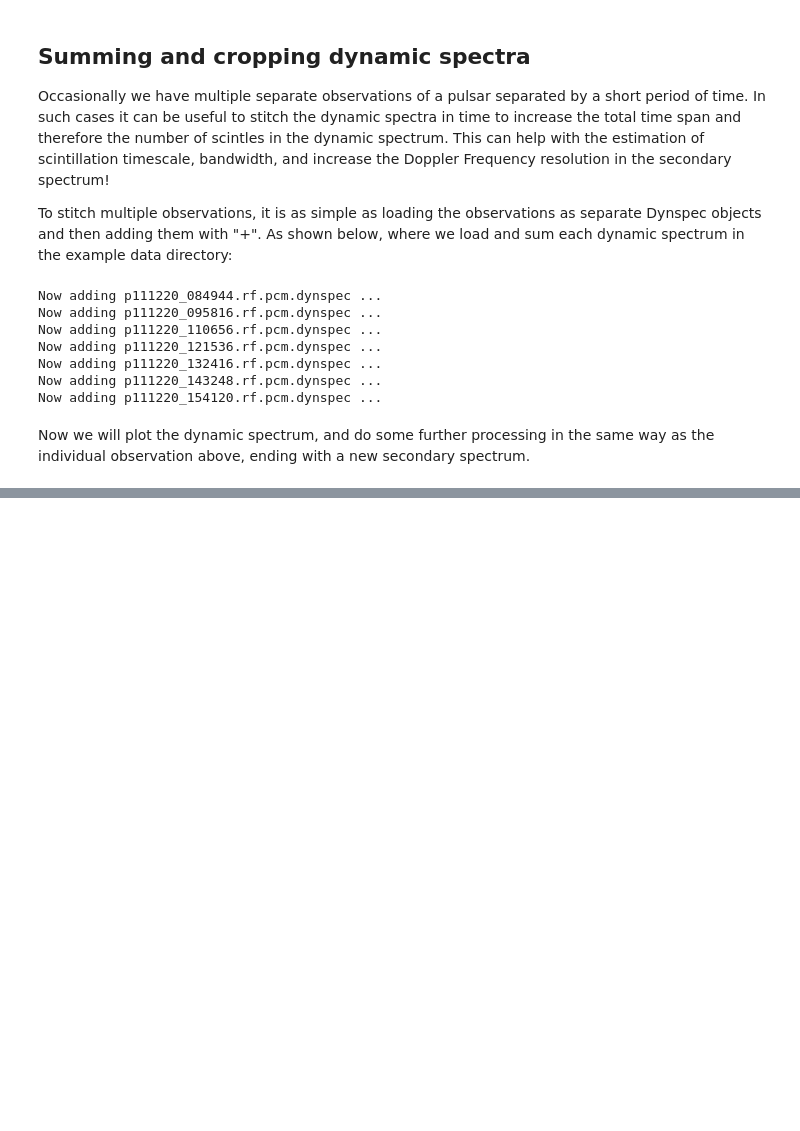
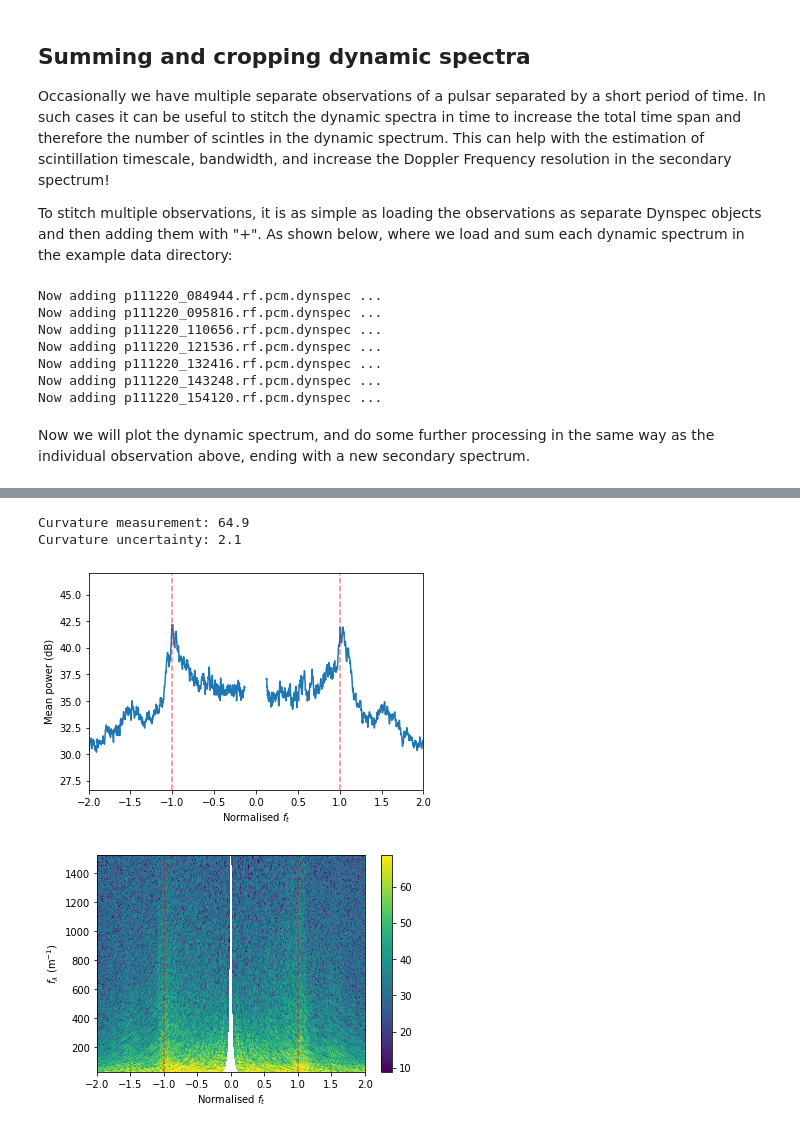
Before and after one commit to danielreardon/scintools, a Jupyter notebook: scintools/examples/arc_modelling.ipynb, the cells around one changed output, grey strips where cells are left out. Drawn from its saved outputs; the diff is of its cells as text; code cells hidden in the pictures; blank space fills up the shorter version.

```diff
--- a/scintools/examples/arc_modelling.ipynb
+++ b/scintools/examples/arc_modelling.ipynb
@@ -138,0 +140,11 @@ Currently takes curvature measurement as maximum -- update
+# %%
+print("Curvature measurement:", round(dyn_tot.betaeta, 1))
+print("Curvature uncertainty:", round(dyn_tot.betaetaerr, 1))
+# %% [output]
+Curvature measurement: 64.9
+Curvature uncertainty: 2.1
+# %%
+dyn_tot.norm_sspec(lamsteps=True, plot=True, delmax=0.3, cutmid=23, startbin=5)
+# %% [output]
+[figure, added]
+[figure, added]
```
Also changed, not shown: parts of 10 cells of this notebook, 12 other files.
